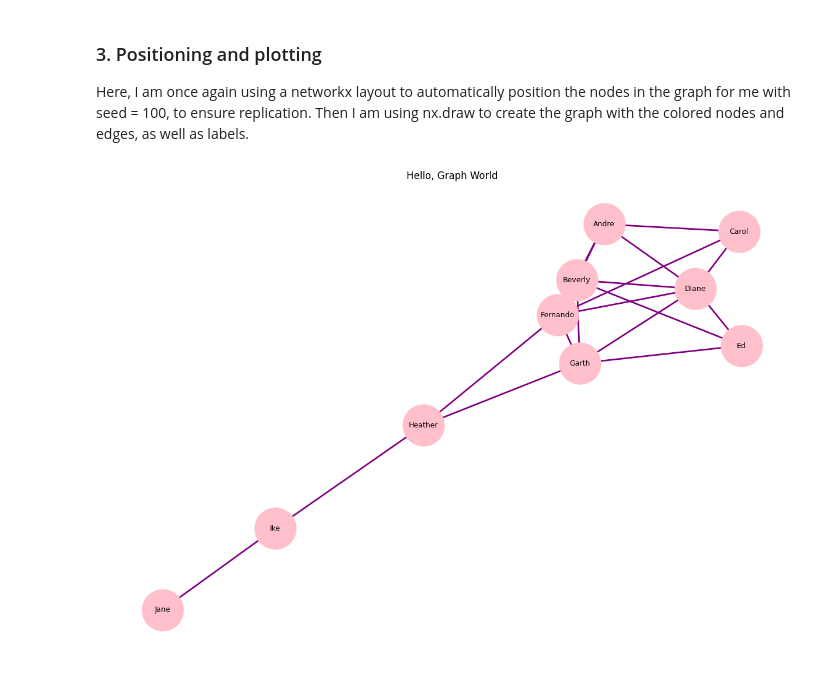
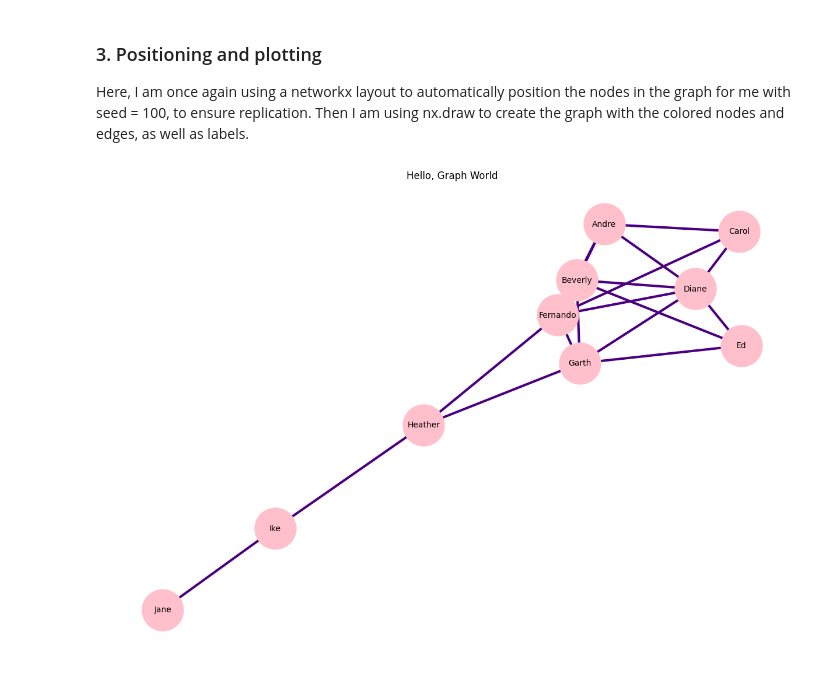
Before and after one commit to nakesha-fray/DATA620_nf, a Jupyter notebook: Data620_Week2_Assignment_nf.ipynb, the cells around one changed output. Saved outputs shown, nothing was run; the diff lists cells and outputs as text; code cells hidden in the pictures.

```diff
--- a/Data620_Week2_Assignment_nf.ipynb
+++ b/Data620_Week2_Assignment_nf.ipynb
@@ -21,8 +22,8 @@ import matplotlib.pyplot as plt
 
 In this section, I am creating an empty graph using networkx in which I can  fill with a list of people's name, to then add them to the graph as nodes. Next, I create a list of relationships between the people. Each relationship represents an edge connecting two nodes. Finally, I add these edges to the graph.
 # %%
-# Create a graph
-G = nx.Graph()
+# Create Graph
+hello_graph = nx.Graph()
 
 # Add people (nodes)
 people = [
@@ -30,7 +31,7 @@ people = [
     "Garth", "Ed", "Heather", "Ike", "Jane"
 ]
 
-G.add_nodes_from(people)
+hello_graph.add_nodes_from(people)
 
 # Add connections/edges
 edges = [
@@ -54,33 +55,32 @@ edges = [
     ("Ike", "Jane")
 ]
 
-G.add_edges_from(edges)
+hello_graph.add_edges_from(edges)
 # %% [markdown]
 ### 3. Positioning and plotting
 
 Here, I am once again using a networkx layout to automatically position the nodes in the graph for me with seed = 100, to ensure replication. Then I am using nx.draw to create the graph with the colored nodes and edges, as well as labels.
 # %%
 
-# Calculate the position of each node
-pos = nx.spring_layout(G, seed=42)
+# Position nodes
+pos = nx.spring_layout(hello_graph, seed=42)
 
-# Adjust size of plot
+# Re-size plot/graph
 plt.figure(figsize=(12, 8))
 
-# Draw the graph
+# Graph
 nx.draw(
-    G,
+    hello_graph,
     pos,
     with_labels=True,
     node_color="pink",
     node_size=2600,
-    font_size=9,
-    edge_color="purple",
-    width=2
-)
+    font_size=10,
+    edge_color="indigo",
+    width=3)
 
 plt.title("Hello, Graph World")
 plt.axis("off")
 plt.show()
 # %% [output]
-[figure, old version]
+[figure, new version]
```
Also changed, not shown: parts of 2 cells of this notebook.
